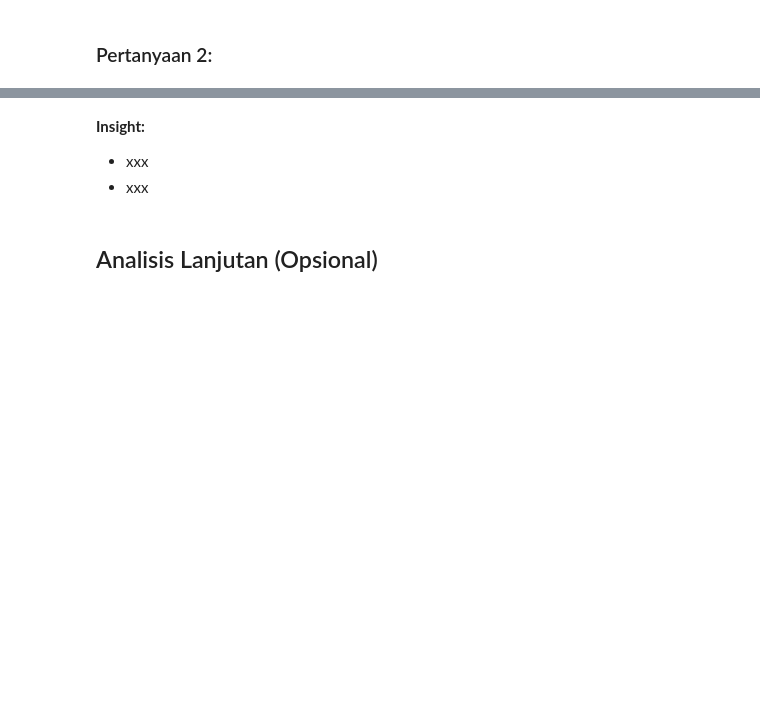
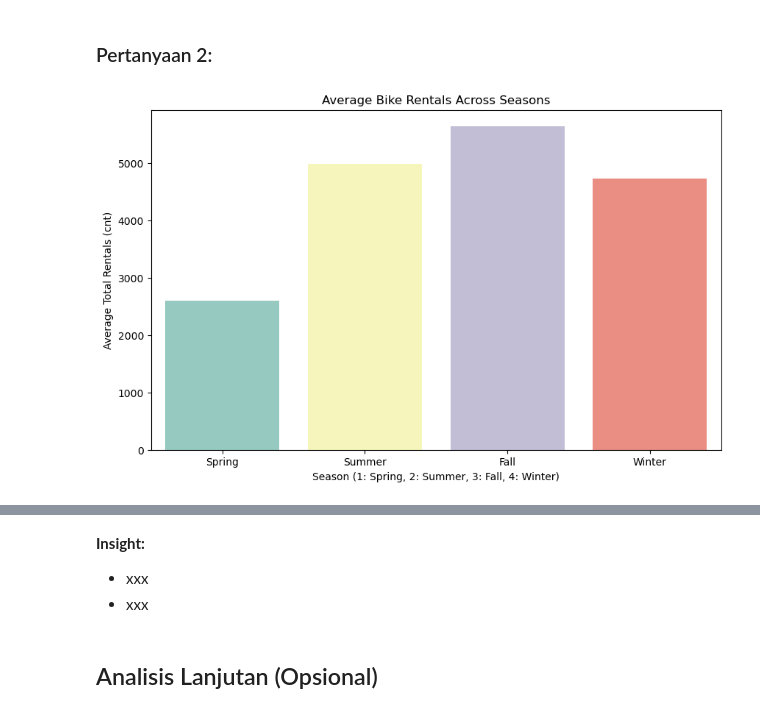
Before and after one commit to yudistiraadiyoga/submission, a Jupyter notebook: notebook.ipynb, the cells around one changed output, grey strips where cells are left out. Saved outputs shown, nothing was run; the diff lists cells and outputs as text; code cells hidden in the pictures; blank space fills up the shorter version.

```diff
--- a/notebook.ipynb
+++ b/notebook.ipynb
@@ -46,0 +228,14 @@ FileNotFoundError: [Errno 2] No such file or directory: 'PRSA_Data_Dongsi_201303
+# %%
+season_stats = day_df.groupby('season').agg(
+    avg_total_rentals=('cnt', 'mean'),
+    median_total_rentals=('cnt', 'median'),
+    total_rentals=('cnt', 'sum'),
+    avg_casual=('casual', 'mean'),
+    median_casual=('casual', 'median'),
+    total_casual=('casual', 'sum'),
+    avg_registered=('registered', 'mean'),
+    median_registered=('registered', 'median'),
+    total_registered=('registered', 'sum')
+).reset_index()
+
+print(season_stats)
@@ -55,2 +288,12 @@ FileNotFoundError: [Errno 2] No such file or directory: 'PRSA_Data_Dongsi_201303
 # %% [markdown]
 ### Pertanyaan 2:
+# %%
+plt.figure(figsize=(10, 6))
+sns.barplot(x='season', y='avg_total_rentals', data=season_stats, palette='Set3')
+plt.title('Average Bike Rentals Across Seasons')
+plt.xlabel('Season (1: Spring, 2: Summer, 3: Fall, 4: Winter)')
+plt.ylabel('Average Total Rentals (cnt)')
+plt.xticks(ticks=[0, 1, 2, 3], labels=['Spring', 'Summer', 'Fall', 'Winter'])
+plt.show()
+# %% [output]
+[figure, added]
```
Also changed, not shown: parts of 21 cells of this notebook.
